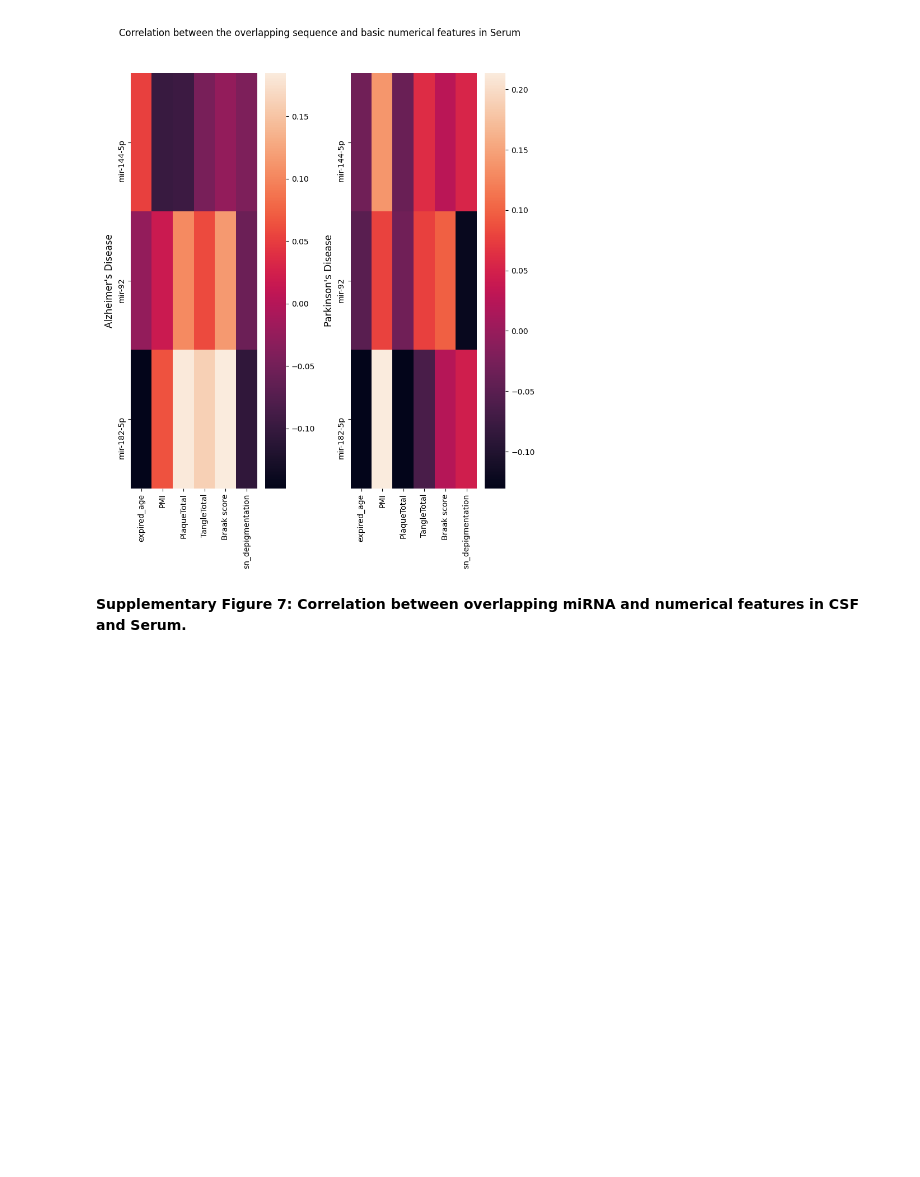
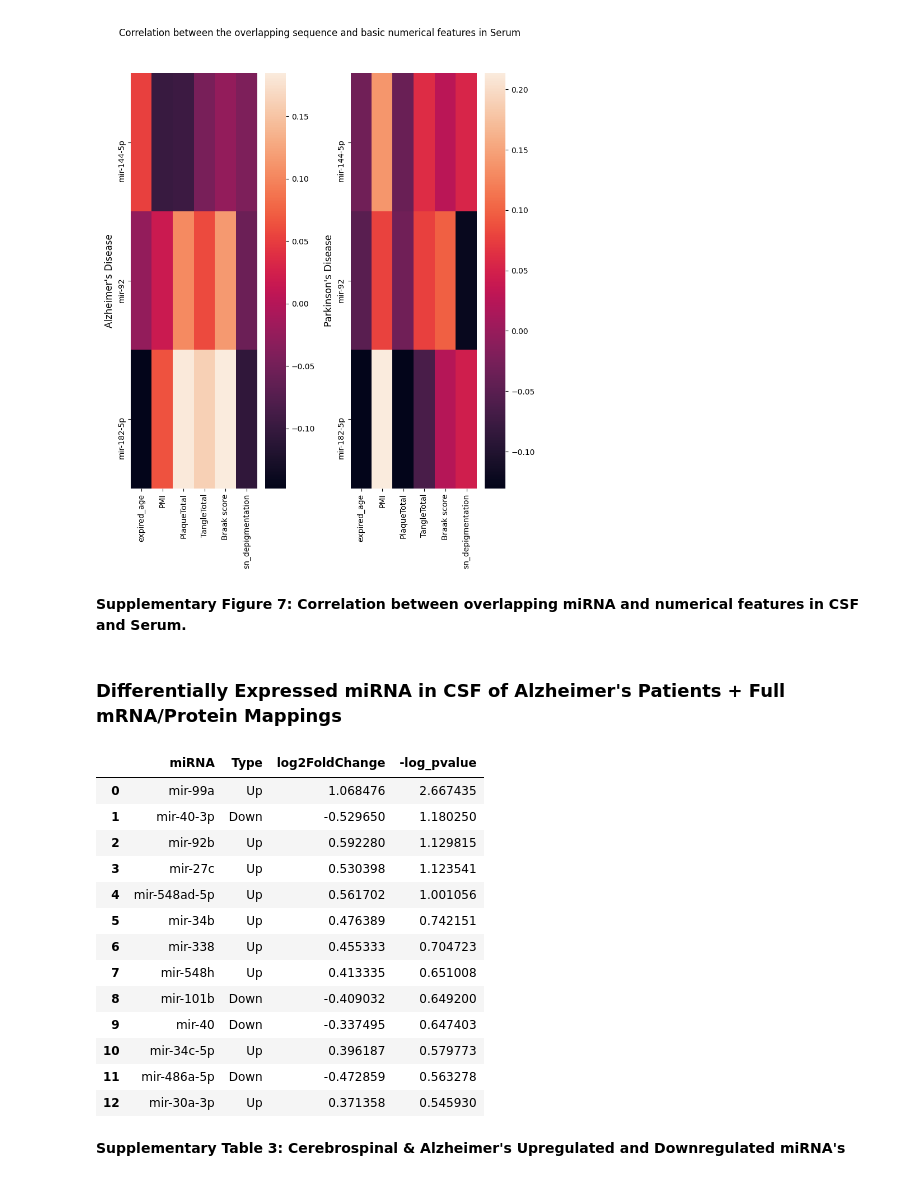
Before and after one commit to sksamra/DSC180B_B04_Capstone, a Jupyter notebook: notebooks/report.ipynb, the cells around one changed output. Drawn from its saved outputs; the diff is of its cells as text; code cells hidden in the pictures; blank space fills up the shorter version.

```diff
--- a/notebooks/report.ipynb
+++ b/notebooks/report.ipynb
@@ -1641,3 +1616,29 @@ sup_figNum += 1
 [figure]
 [figure]
 Supplementary Figure 7: Correlation between overlapping miRNA and numerical features in CSF and Serum.
+# %% [markdown]
+### Differentially Expressed miRNA in CSF of Alzheimer's Patients + Full mRNA/Protein Mappings
+# %%
+pd.set_option('display.max_rows', 20)
+df = pd.read_csv("../data/out/Cerebrospinal/Alzheimer/updown_miRNAs.csv")
+df.columns = ['miRNA', 'Type', 'log2FoldChange', '-log_pvalue']
+
+display(df)
+display(HTML("<b>Supplementary Table "+str(sup_tableNum)+": Cerebrospinal & Alzheimer's Upregulated and Downregulated miRNA's</b>"))
+sup_tableNum += 1
+# %% [output]
+|  | miRNA | Type | log2FoldChange | -log_pvalue |
+| 0 | mir-99a | Up | 1.068476 | 2.667435 |
+| 1 | mir-40-3p | Down | -0.529650 | 1.180250 |
+| 2 | mir-92b | Up | 0.592280 | 1.129815 |
+| 3 | mir-27c | Up | 0.530398 | 1.123541 |
+| 4 | mir-548ad-5p | Up | 0.561702 | 1.001056 |
+| 5 | mir-34b | Up | 0.476389 | 0.742151 |
+| 6 | mir-338 | Up | 0.455333 | 0.704723 |
+| 7 | mir-548h | Up | 0.413335 | 0.651008 |
+| 8 | mir-101b | Down | -0.409032 | 0.649200 |
+| 9 | mir-40 | Down | -0.337495 | 0.647403 |
+| 10 | mir-34c-5p | Up | 0.396187 | 0.579773 |
+| 11 | mir-486a-5p | Down | -0.472859 | 0.563278 |
+| 12 | mir-30a-3p | Up | 0.371358 | 0.545930 |
+Supplementary Table 3: Cerebrospinal & Alzheimer's Upregulated and Downregulated miRNA's
```
Also changed, not shown: parts of 26 cells of this notebook.
